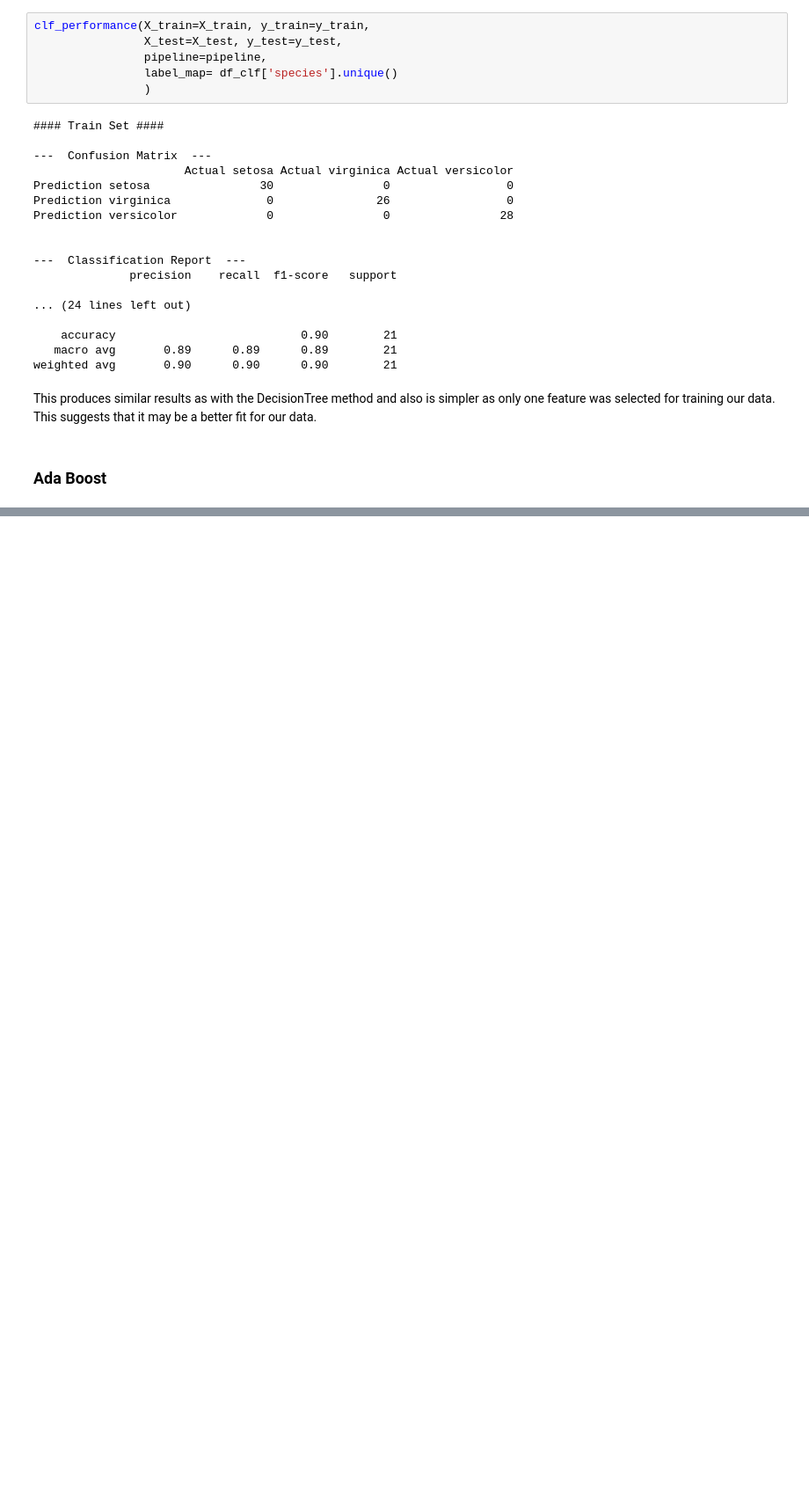
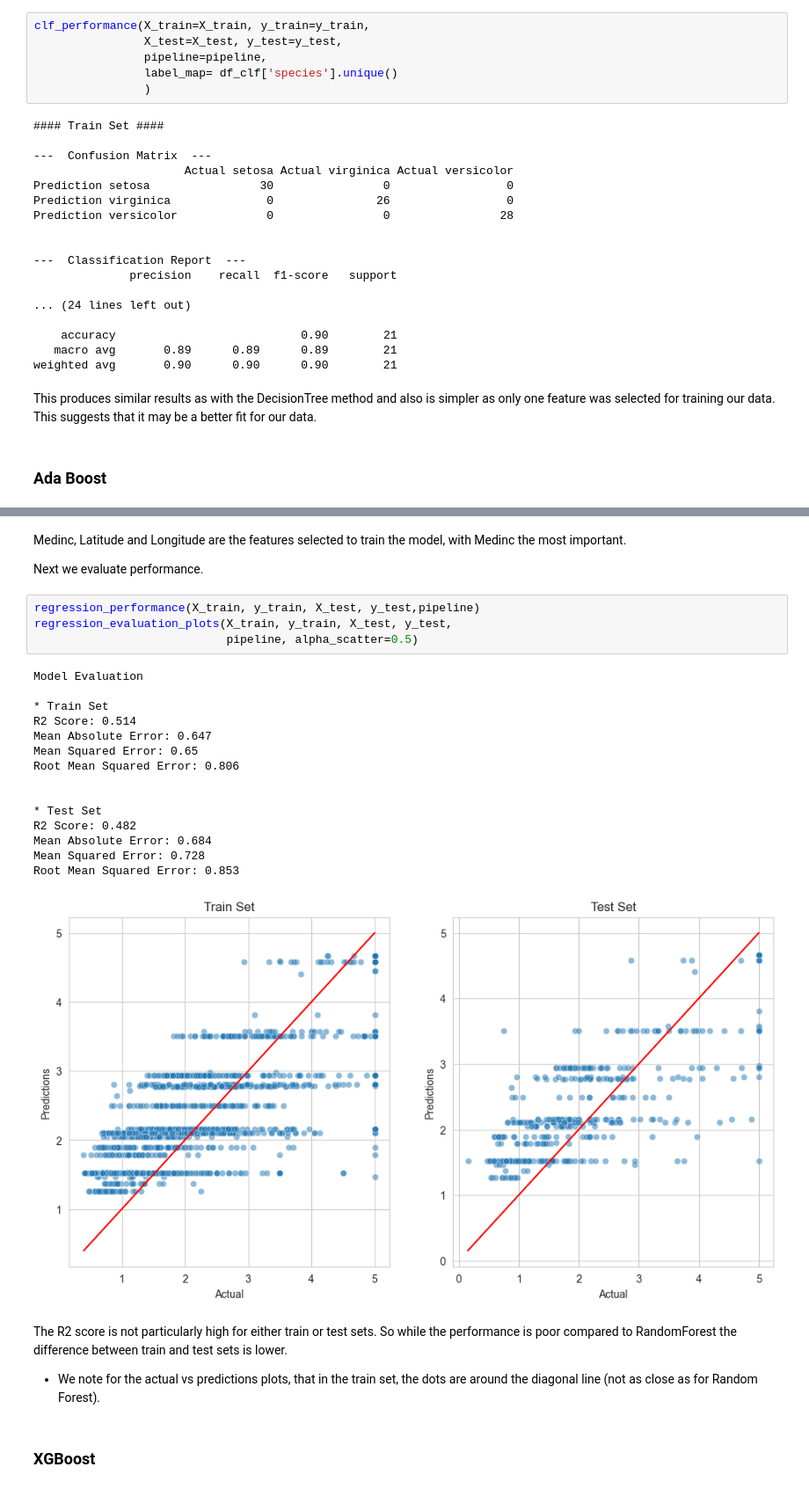
Before and after one commit to Mikeecee1/ML_practice, a Jupyter notebook: jupyter_notebooks/TreeBased_models.ipynb, the cells around one changed output, grey strips where cells are left out. Shown: that part at 88% size. Saved outputs shown, nothing was run; the diff lists cells and outputs as text; blank space fills up the shorter version.

```diff
--- a/jupyter_notebooks/TreeBased_models.ipynb
+++ b/jupyter_notebooks/TreeBased_models.ipynb
@@ -649,0 +713,29 @@ This produces similar results as with the DecisionTree method and also is simple
+# %% [markdown]
+Medinc, Latitude and Longitude are the features selected to train the model, with Medinc the most important.
+
+Next we evaluate performance.
+# %%
+regression_performance(X_train, y_train, X_test, y_test,pipeline)
+regression_evaluation_plots(X_train, y_train, X_test, y_test,
+                            pipeline, alpha_scatter=0.5)
+# %% [output]
+Model Evaluation
+
+* Train Set
+R2 Score: 0.514
+Mean Absolute Error: 0.647
+Mean Squared Error: 0.65
+Root Mean Squared Error: 0.806
+
+
+* Test Set
+R2 Score: 0.482
+Mean Absolute Error: 0.684
+Mean Squared Error: 0.728
+Root Mean Squared Error: 0.853
+[figure, added]
+# %% [markdown]
+The R2 score is not particularly high for either train or test sets. So while the performance is poor compared to RandomForest the difference between train and test sets is lower.
+* We note for the actual vs predictions plots, that in the train set, the dots are around the diagonal line (not as close as for Random Forest).
+# %% [markdown]
+### XGBoost
```
Also changed, not shown: parts of 10 cells of this notebook.
